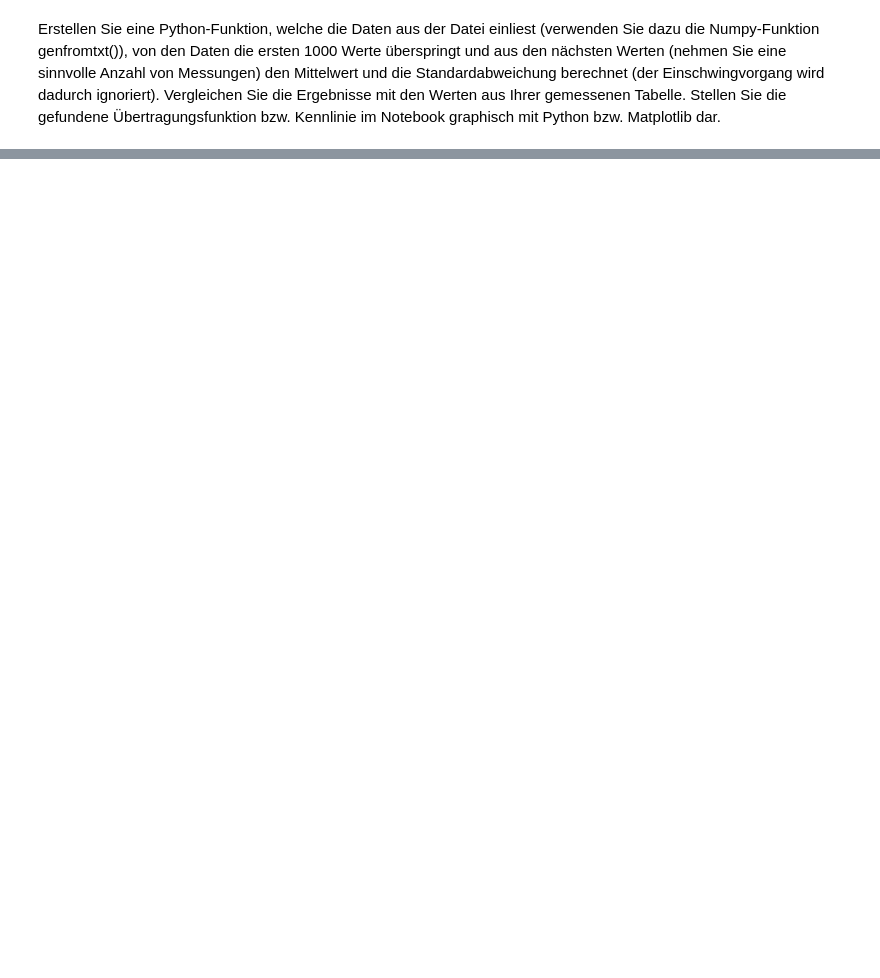
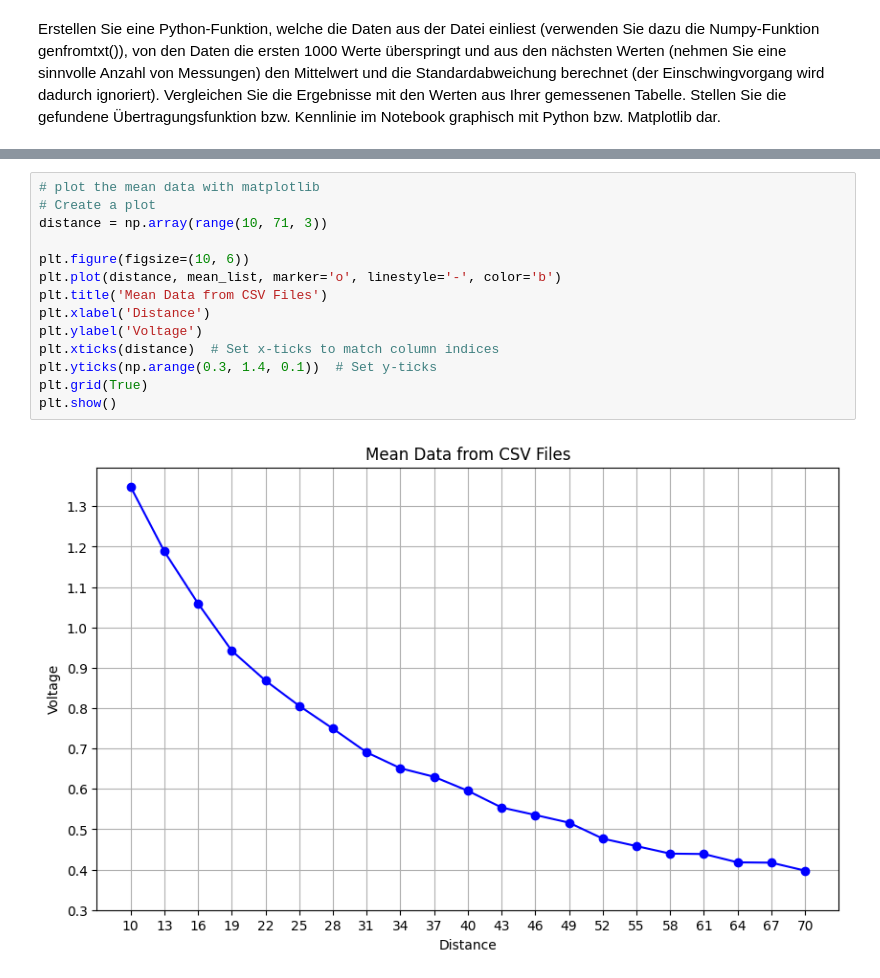
Before and after one commit to schmidtale/SSS_aufgaben, a Jupyter notebook: Versuch1.ipynb, the cells around one changed output, grey strips where cells are left out. Cells and saved outputs as stored; diff of their text form; blank space fills up the shorter version.

Commit message:
Code zu Jupiter Notebook hinzugefügt und Plot angepasst. Plot für Logarithmische Achsen hinzugefügt.

```diff
--- a/Versuch1.ipynb
+++ b/Versuch1.ipynb
@@ -17,0 +58,16 @@ def read_data():
+# %%
+# plot the mean data with matplotlib
+# Create a plot
+distance = np.array(range(10, 71, 3))
+
+plt.figure(figsize=(10, 6))
+plt.plot(distance, mean_list, marker='o', linestyle='-', color='b')
+plt.title('Mean Data from CSV Files')
+plt.xlabel('Distance')
+plt.ylabel('Voltage')
+plt.xticks(distance)  # Set x-ticks to match column indices
+plt.yticks(np.arange(0.3, 1.4, 0.1))  # Set y-ticks
+plt.grid(True)
+plt.show()
+# %% [output]
+[figure, added]
```
Also changed, not shown: parts of 4 cells of this notebook, 2 other files.
